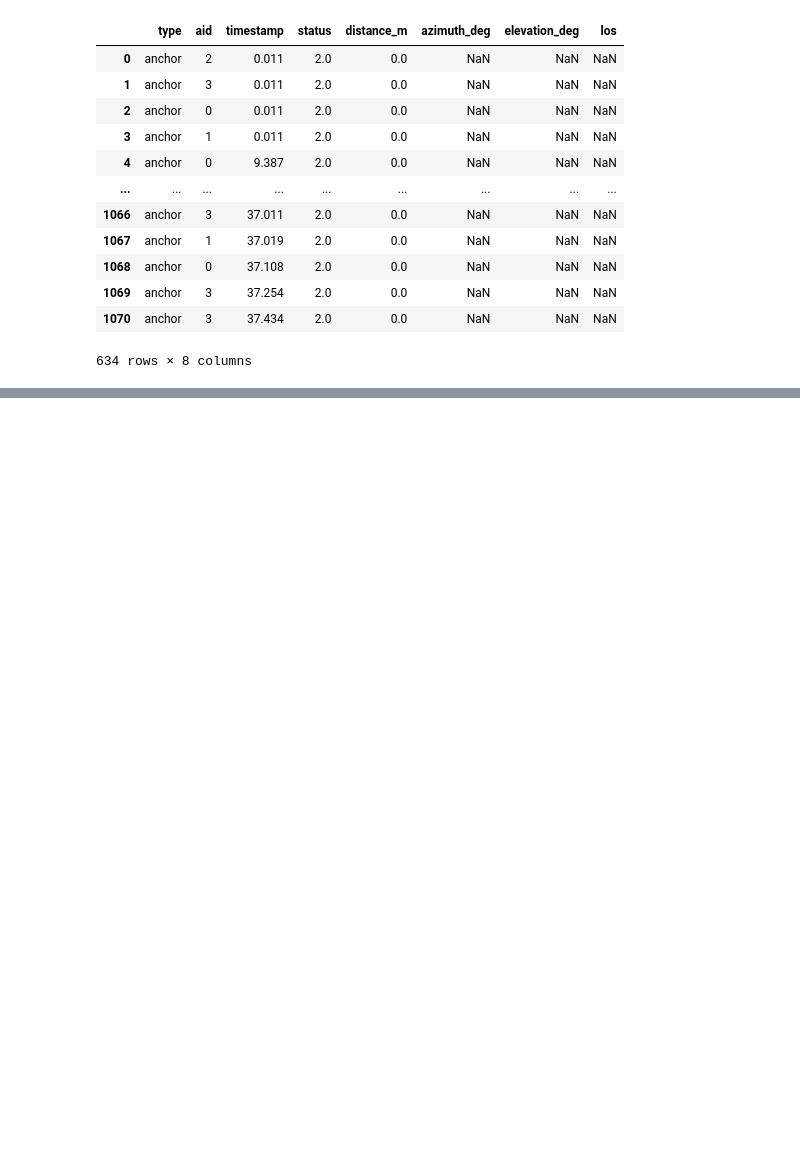
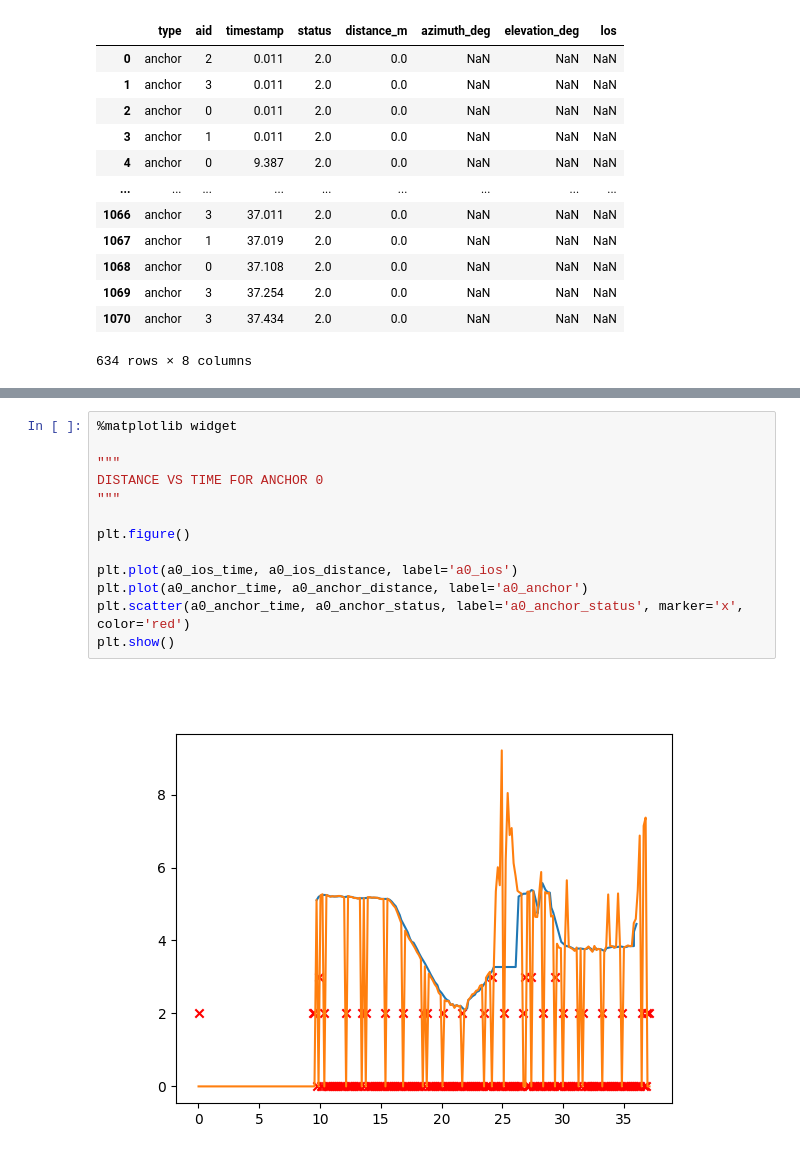
Before and after one commit to RyanJMah/fydp-rtls-server, a Jupyter notebook: data/analysis.ipynb, the cells around one changed output, grey strips where cells are left out. Saved outputs shown, nothing was run; the diff lists cells and outputs as text; blank space fills up the shorter version.

```diff
--- a/data/analysis.ipynb
+++ b/data/analysis.ipynb
@@ -110,0 +91,15 @@ plt.show()
+# %%
+%matplotlib widget
+
+"""
+DISTANCE VS TIME FOR ANCHOR 0
+"""
+
+plt.figure()
+
+plt.plot(a0_ios_time, a0_ios_distance, label='a0_ios')
+plt.plot(a0_anchor_time, a0_anchor_distance, label='a0_anchor')
+plt.scatter(a0_anchor_time, a0_anchor_status, label='a0_anchor_status', marker='x', color='red')
+plt.show()
+# %% [output]
+[figure, added]
```
Also changed, not shown: parts of 4 cells of this notebook, 1 other file.
